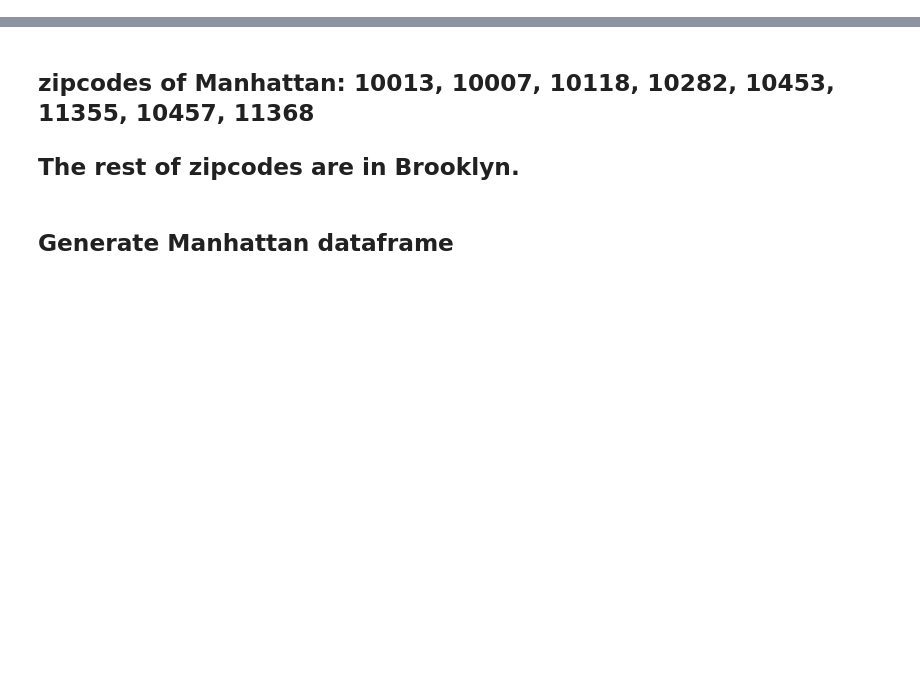
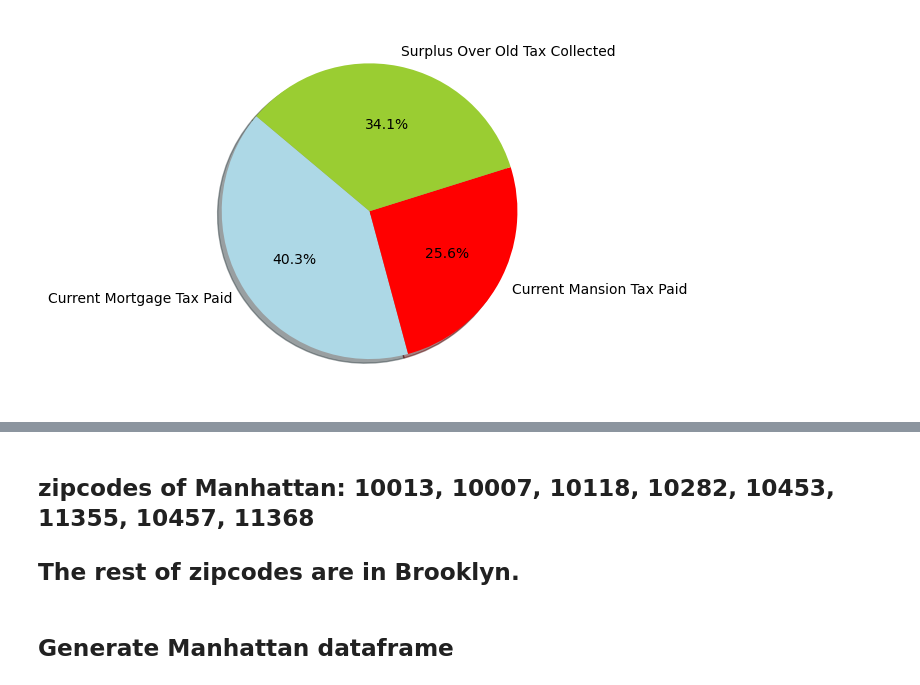
Before and after one commit to Kat-McEldowney/Group_project_1, a Jupyter notebook: visulasions_in_progress.ipynb, the cells around one changed output, grey strips where cells are left out. Saved outputs shown, nothing was run; the diff lists cells and outputs as text; code cells hidden in the pictures; blank space fills up the shorter version.

Commit message:
Updated visuals

```diff
--- a/visulasions_in_progress.ipynb
+++ b/visulasions_in_progress.ipynb
@@ -122,3 +136,18 @@ complete_df.shape
+# %%
+tax_revenue = ["Current Mortgage Tax Paid", "Current Mansion Tax Paid", "Surplus Over Old Tax Collected"]
+tax = [mtg_sum, mansion_sum, extra_revenue]
+colors = ["lightblue","red","yellowgreen"]
+# %%
+# Tell matplotlib to create a pie chart based upon the above data
+plt.pie(tax, labels=tax_revenue, colors=colors,
+        autopct="%1.1f%%", shadow=True, startangle=140)
+plt.title('New Tax Generated')
+# Create axes which are equal so we have a perfect circle
+#plt.axis("equal")
+# Save an image of our chart and print the final product to the screen
+plt.show()
+# %% [output]
+[figure, added]
 # %%
 #Seperate the data into 4 dataframes, by areas and status
 
```
Also changed, not shown: parts of 61 cells of this notebook.
